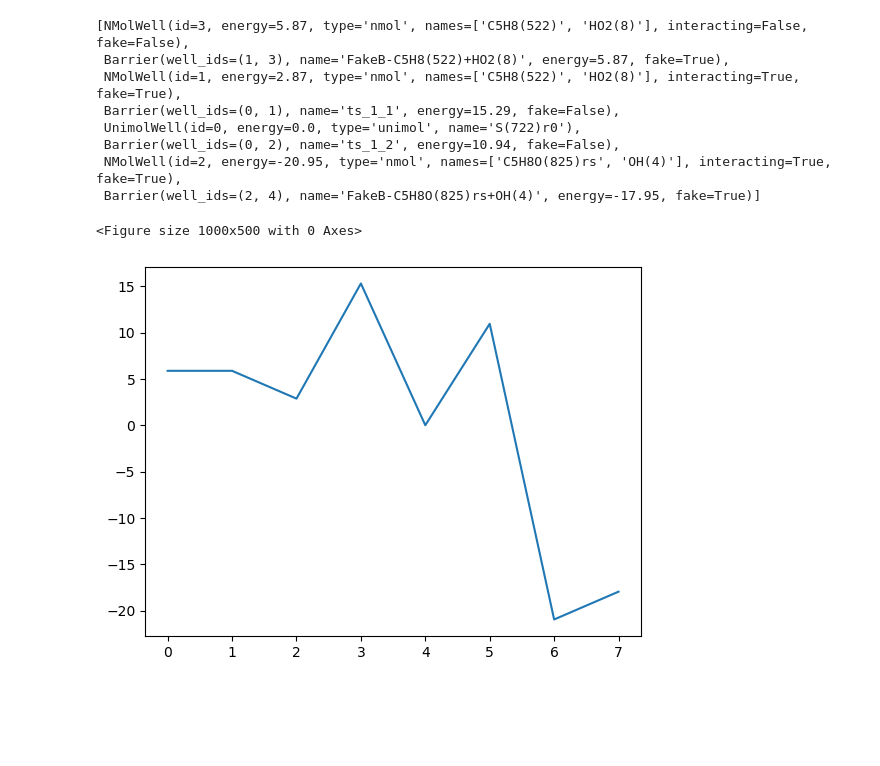
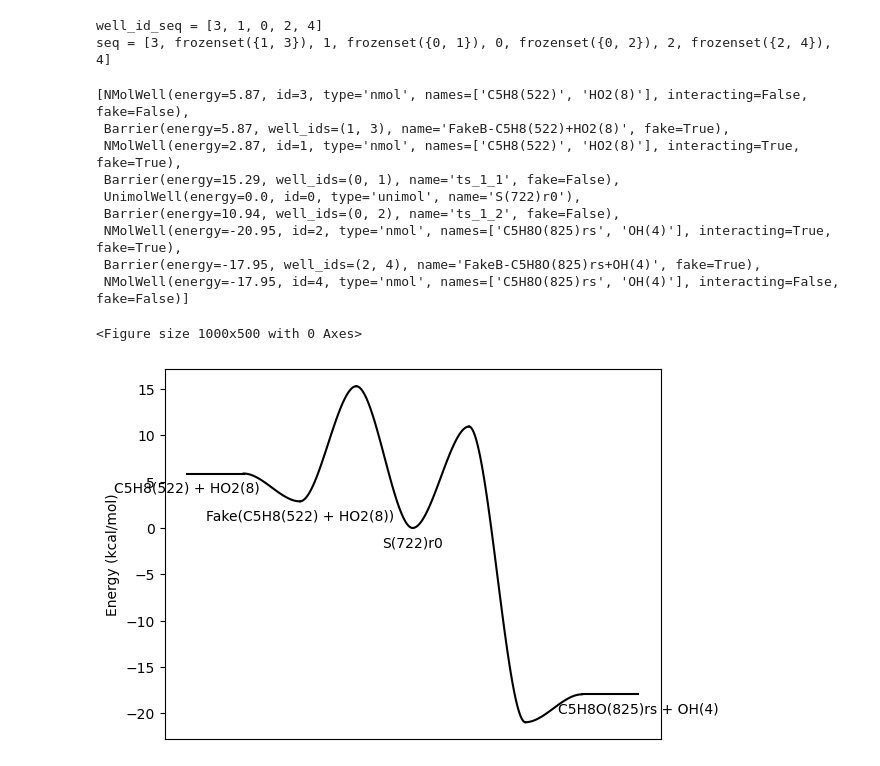
Before and after one commit to avcopan/mess-io-proto, a Jupyter notebook: examples/B_rh-ho2_1e-2_v0/plot.ipynb, the cells around one changed output. Cells and saved outputs as stored; diff of their text form; code cells hidden in the pictures; blank space fills up the shorter version.

```diff
--- a/examples/B_rh-ho2_1e-2_v0/plot.ipynb
+++ b/examples/B_rh-ho2_1e-2_v0/plot.ipynb
@@ -12,31 +12,34 @@ from mess_io_proto import surface
 reload(surface)
 
 surf = surface.from_mess(mess_inp_file)
+surface.display_network(surf)
 max_path = surface.longest_path(surf)
 max_path
 # %% [output]
-[NMolWell(id=3, energy=5.87, type='nmol', names=['C5H8(522)', 'HO2(8)'], interacting=False, fake=False),
- Barrier(well_ids=(1, 3), name='FakeB-C5H8(522)+HO2(8)', energy=5.87, fake=True),
- NMolWell(id=1, energy=2.87, type='nmol', names=['C5H8(522)', 'HO2(8)'], interacting=True, fake=True),
- Barrier(well_ids=(0, 1), name='ts_1_1', energy=15.29, fake=False),
- UnimolWell(id=0, energy=0.0, type='unimol', name='S(722)r0'),
- Barrier(well_ids=(0, 2), name='ts_1_2', energy=10.94, fake=False),
- NMolWell(id=2, energy=-20.95, type='nmol', names=['C5H8O(825)rs', 'OH(4)'], interacting=True, fake=True),
- Barrier(well_ids=(2, 4), name='FakeB-C5H8O(825)rs+OH(4)', energy=-17.95, fake=True)]
+well_id_seq = [3, 1, 0, 2, 4]
+seq = [3, frozenset({1, 3}), 1, frozenset({0, 1}), 0, frozenset({0, 2}), 2, frozenset({2, 4}), 4]
+[NMolWell(energy=5.87, id=3, type='nmol', names=['C5H8(522)', 'HO2(8)'], interacting=False, fake=False),
+ Barrier(energy=5.87, well_ids=(1, 3), name='FakeB-C5H8(522)+HO2(8)', fake=True),
+ NMolWell(energy=2.87, id=1, type='nmol', names=['C5H8(522)', 'HO2(8)'], interacting=True, fake=True),
+ Barrier(energy=15.29, well_ids=(0, 1), name='ts_1_1', fake=False),
+ UnimolWell(energy=0.0, id=0, type='unimol', name='S(722)r0'),
+ Barrier(energy=10.94, well_ids=(0, 2), name='ts_1_2', fake=False),
+ NMolWell(energy=-20.95, id=2, type='nmol', names=['C5H8O(825)rs', 'OH(4)'], interacting=True, fake=True),
+ Barrier(energy=-17.95, well_ids=(2, 4), name='FakeB-C5H8O(825)rs+OH(4)', fake=True),
+ NMolWell(energy=-17.95, id=4, type='nmol', names=['C5H8O(825)rs', 'OH(4)'], interacting=False, fake=False)]
 # %%
 from importlib import reload
 
 from matplotlib import pyplot
 
 reload(surface)
 
 
 size = (10, 5)
 fig = pyplot.figure(figsize=size)
 fig = pyplot.figure()
-ax = fig.add_subplot(1, 1, 1)  # here is where you add the subplot to f
 
-surface.plot_path(max_path, ax)
+fig = surface.plot_path(max_path, fig=fig)
 # %% [output]
 <Figure size 1000x500 with 0 Axes>
-[figure, old version]
+[figure, new version]
```
Also changed, not shown: 1 other file.
